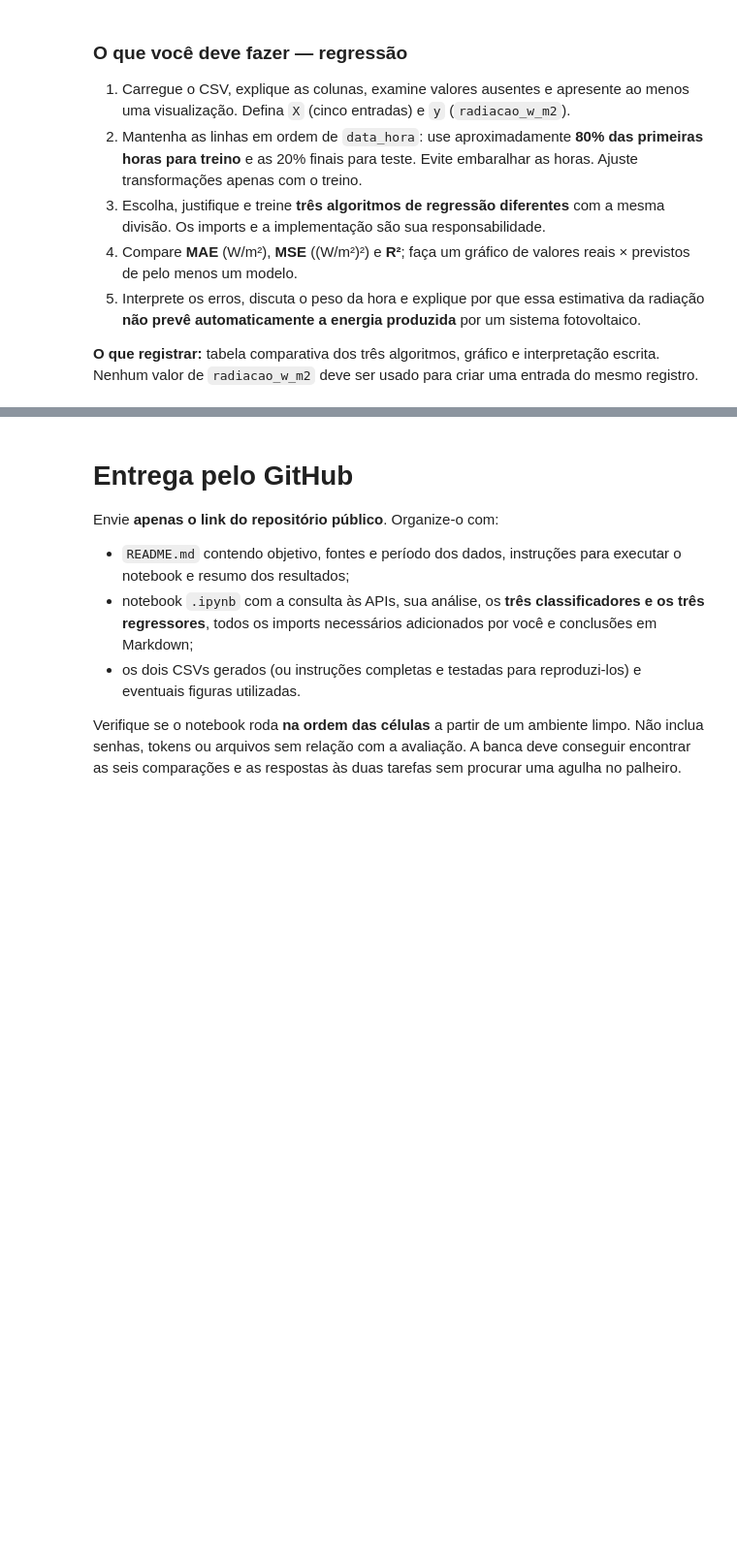
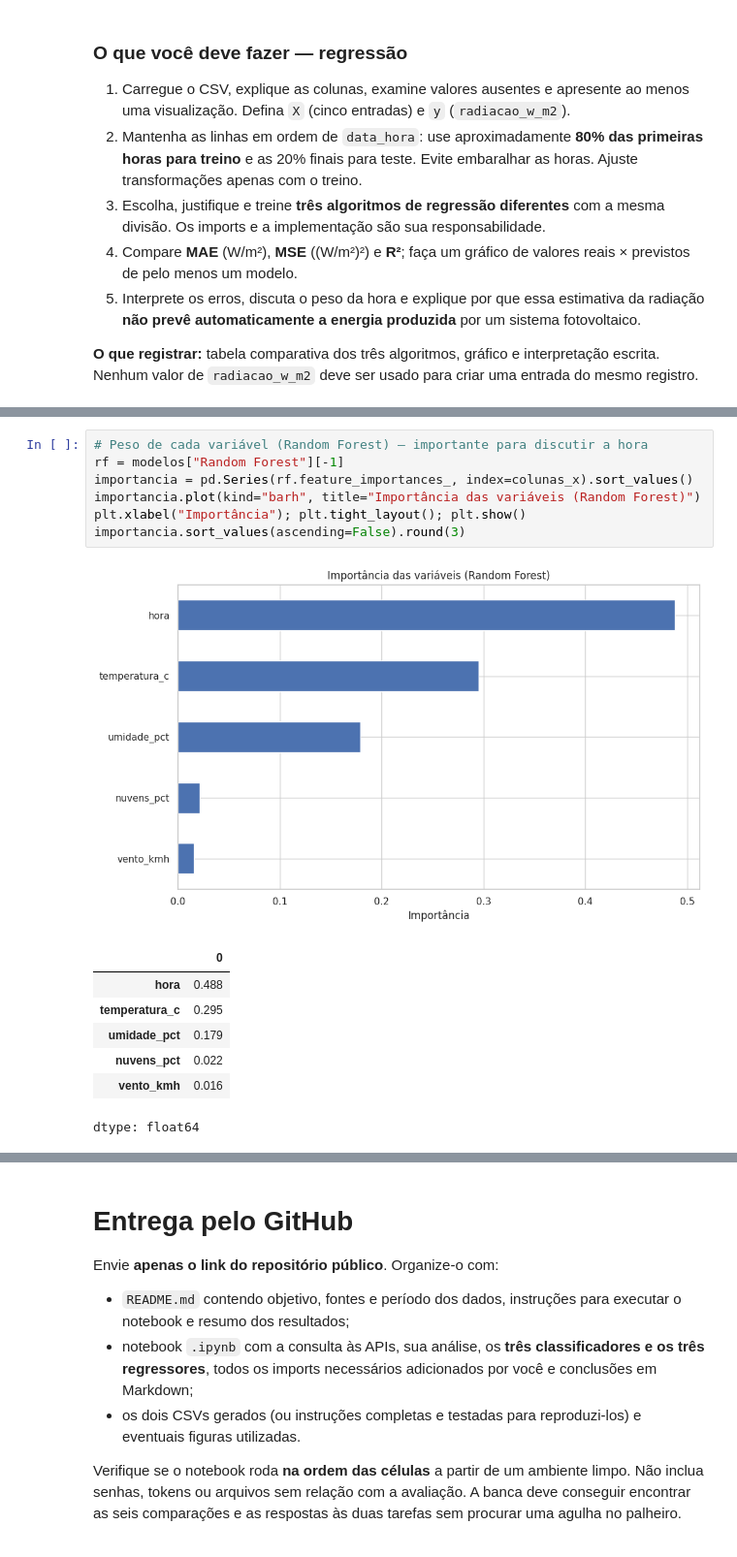
Before and after one commit to o-kauan/CP2_SEM2_SERS_2026, a Jupyter notebook: Checkpoint2_SERS.ipynb, the cells around one changed output, grey strips where cells are left out. Shown at 97% size. Saved outputs shown, nothing was run; the diff lists cells and outputs as text; blank space fills up the shorter version.

```diff
--- a/Checkpoint2_SERS.ipynb
+++ b/Checkpoint2_SERS.ipynb
@@ -370,0 +583,16 @@ Salvo: meteo_regressao_orange.csv
+# %%
+# Peso de cada variável (Random Forest) — importante para discutir a hora
+rf = modelos["Random Forest"][-1]
+importancia = pd.Series(rf.feature_importances_, index=colunas_x).sort_values()
+importancia.plot(kind="barh", title="Importância das variáveis (Random Forest)")
+plt.xlabel("Importância"); plt.tight_layout(); plt.show()
+importancia.sort_values(ascending=False).round(3)
+# %% [output]
+[figure, added]
+|  | 0 |
+| hora | 0.488 |
+| temperatura_c | 0.295 |
+| umidade_pct | 0.179 |
+| nuvens_pct | 0.022 |
+| vento_kmh | 0.016 |
+dtype: float64
```
Also changed, not shown: parts of 27 cells of this notebook.
